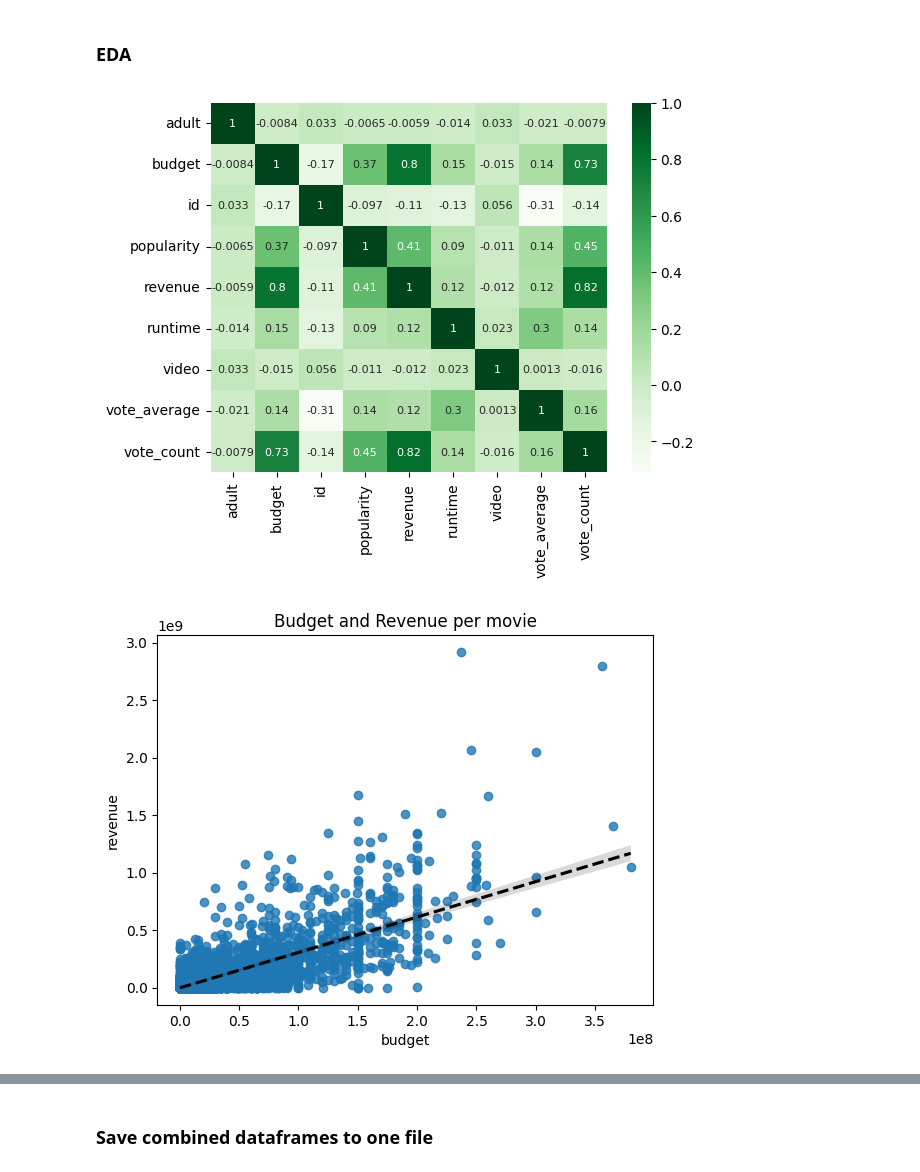
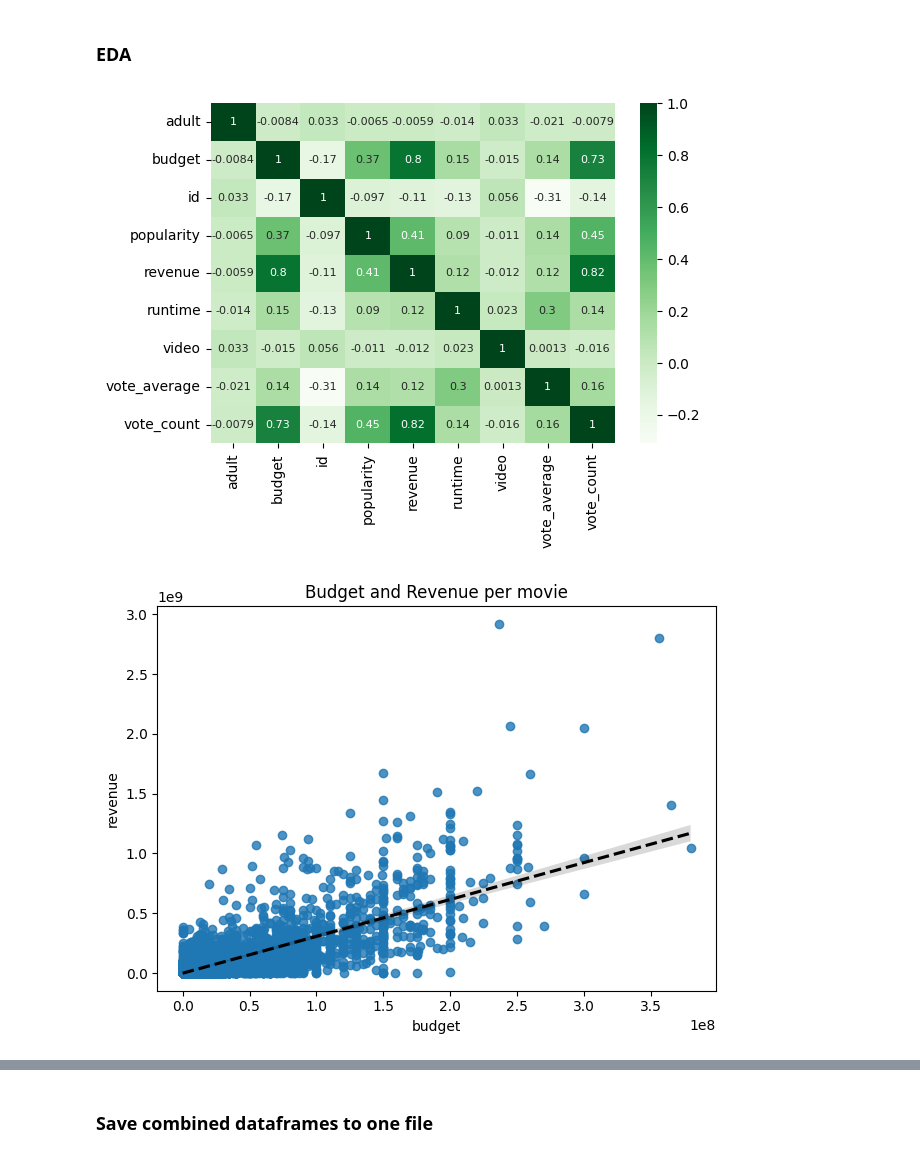
Before and after one commit to zevy613/Final-Project-The-Making-of-a-Successful-Movie, a Jupyter notebook: 3_EDA.ipynb, the cells around one changed output, grey strips where cells are left out. Cells and saved outputs as stored; diff of their text form; code cells hidden in the pictures.

```diff
--- a/3_EDA.ipynb
+++ b/3_EDA.ipynb
@@ -82,15 +82,17 @@ Index(['R', 'PG-13', 'UR', 'PG', 'G', 'NC-17'], dtype='object')
 # %%
 corr = df_ml.corr()
 sns.heatmap(corr, cmap='Greens', annot=True, annot_kws={'size': 8});
+plt.tight_layout()
 plt.savefig('Visuals/heatmap.png', pad_inches=1)
 # %% [output]
-[figure, old version]
+[figure, new version]
 # %%
 sns.regplot(data=df_ml, x='budget', y='revenue', line_kws={'color':'black', 'ls': '--'});
 plt.title("Budget and Revenue per movie");
+plt.tight_layout()
 plt.savefig('Visuals/regplot_Budget-Revenue.png', pad_inches=1)
 # %% [output]
-[figure, old version]
+[figure, new version]
 # %%
 # What is the average revenue per certification category
 temp = df_ml.groupby('certification')['revenue'].mean()
```
Also changed, not shown: parts of 3 cells of this notebook, 11 other files.
